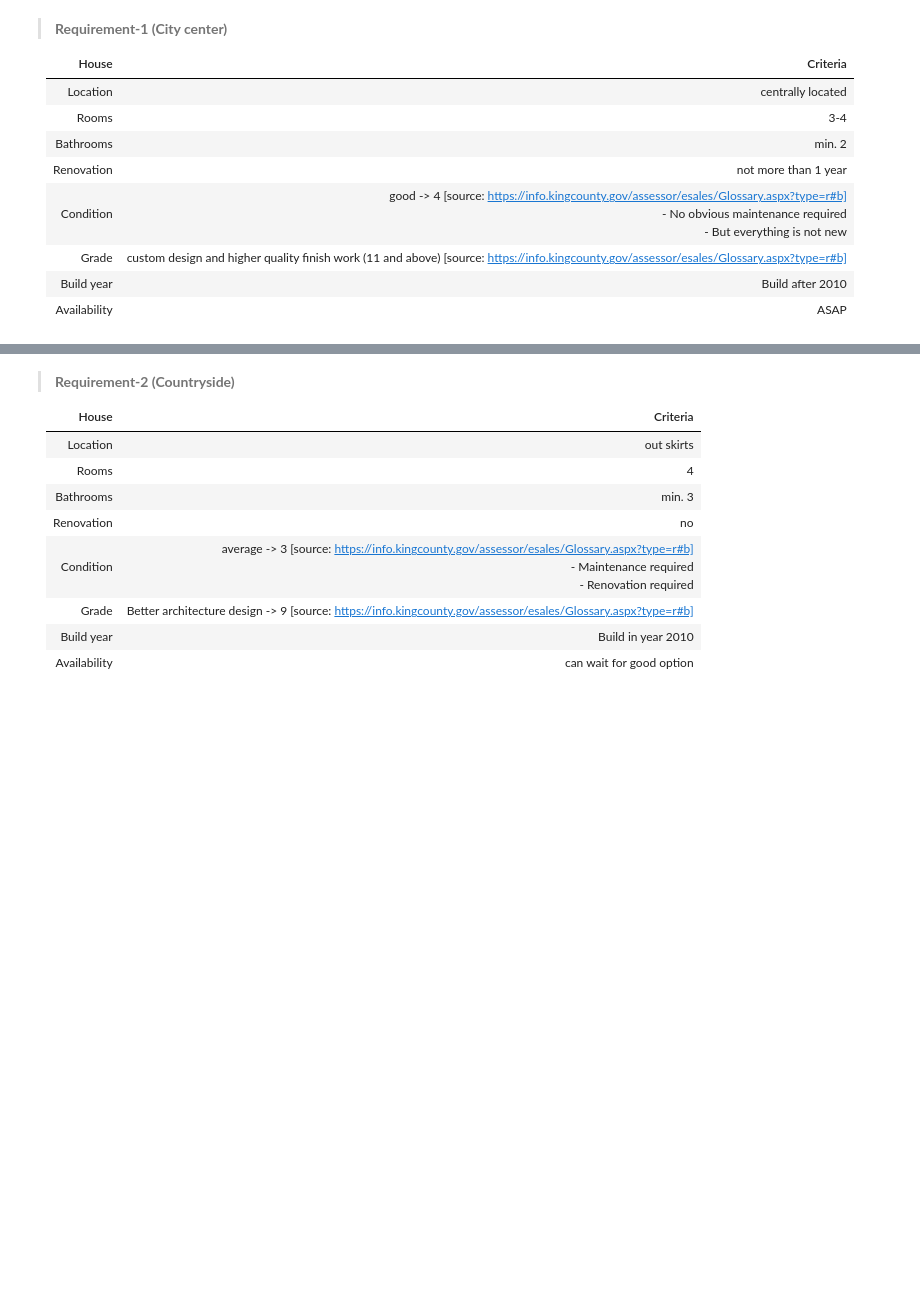
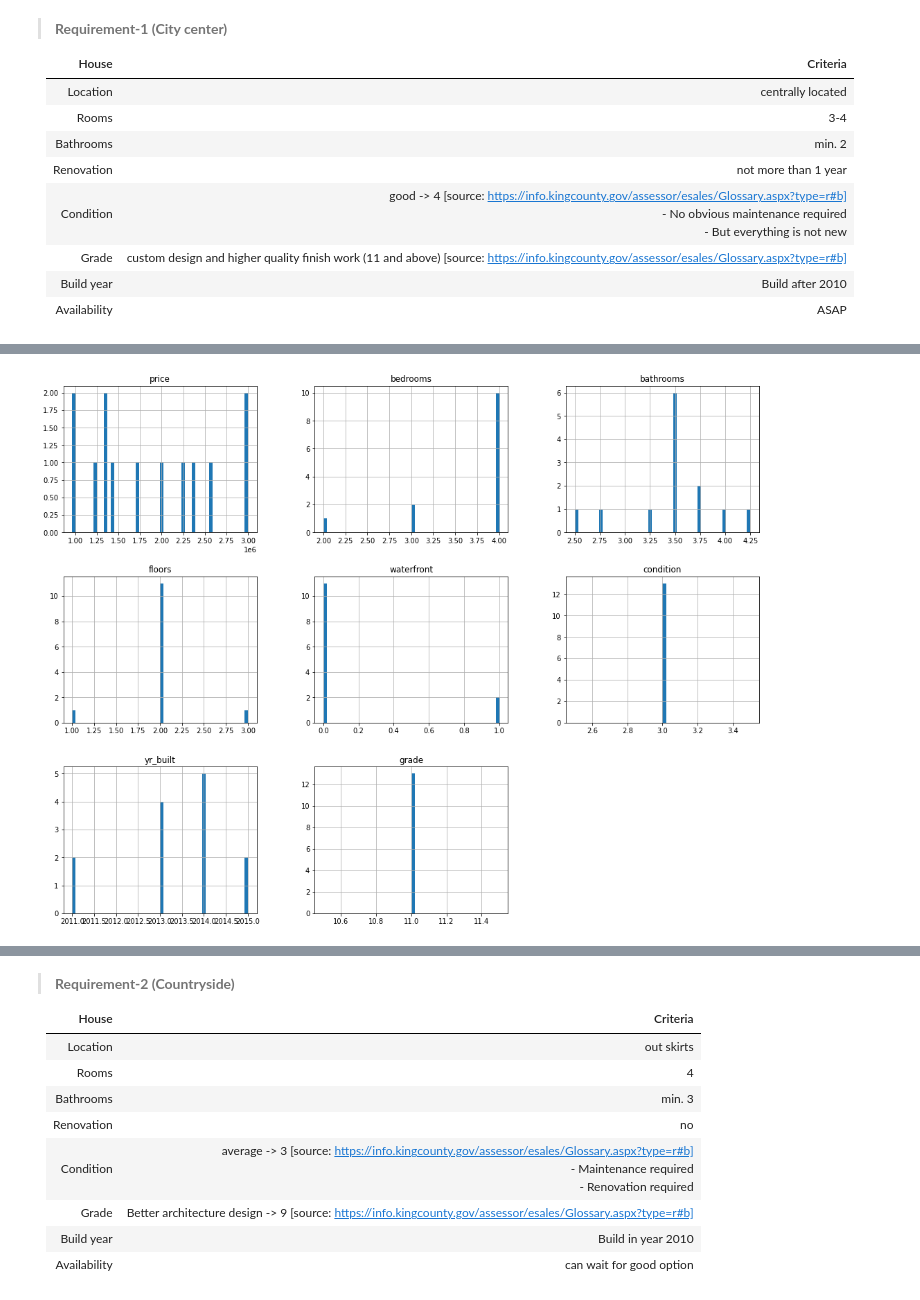
Before and after one commit to SabeehRaza-DS/King-County_EDA, a Jupyter notebook: EDA_housing.ipynb, the cells around one changed output, grey strips where cells are left out. Saved outputs shown, nothing was run; the diff lists cells and outputs as text; code cells hidden in the pictures; blank space fills up the shorter version.

```diff
--- a/EDA_housing.ipynb
+++ b/EDA_housing.ipynb
@@ -236,0 +343,5 @@ df_built.grade.value_counts()
+# %%
+# our stakeholder wants a house which is build after 2010
+
+df_SH = df[df['yr_built']>2010]
+df_SH
@@ -237,2 +374,3 @@ df_built.grade.value_counts()
 # %%
-df_grade= df_built.query('grade ==11 | grade ==12')
+df_grade = df_SH[df_SH['grade']==11]
+df_grade
@@ -281,0 +402,3 @@ df_price_4
+# %%
+df_bedroom = df_grade[df_grade['bedrooms']<5]
+df_bedroom
@@ -281,0 +421,5 @@ df_price_4
+# %%
+# sorting houses based on built year
+
+df_bedroom = df_bedroom.sort_values(by=['yr_built'], ascending=True)
+df_bedroom
@@ -281,0 +442,7 @@ df_price_4
+# %%
+hist_columns_1 = ['price', 'bedrooms', 'bathrooms', 'floors', 'waterfront', 'condition', 'yr_built', 'grade']
+df_bedroom[hist_columns_1].hist(bins=50, figsize = (18,14))
+plt.xticks(rotation='vertical')
+plt.show();
+# %% [output]
+[figure, added]
```
Also changed, not shown: parts of 64 cells of this notebook, 3 other files.
